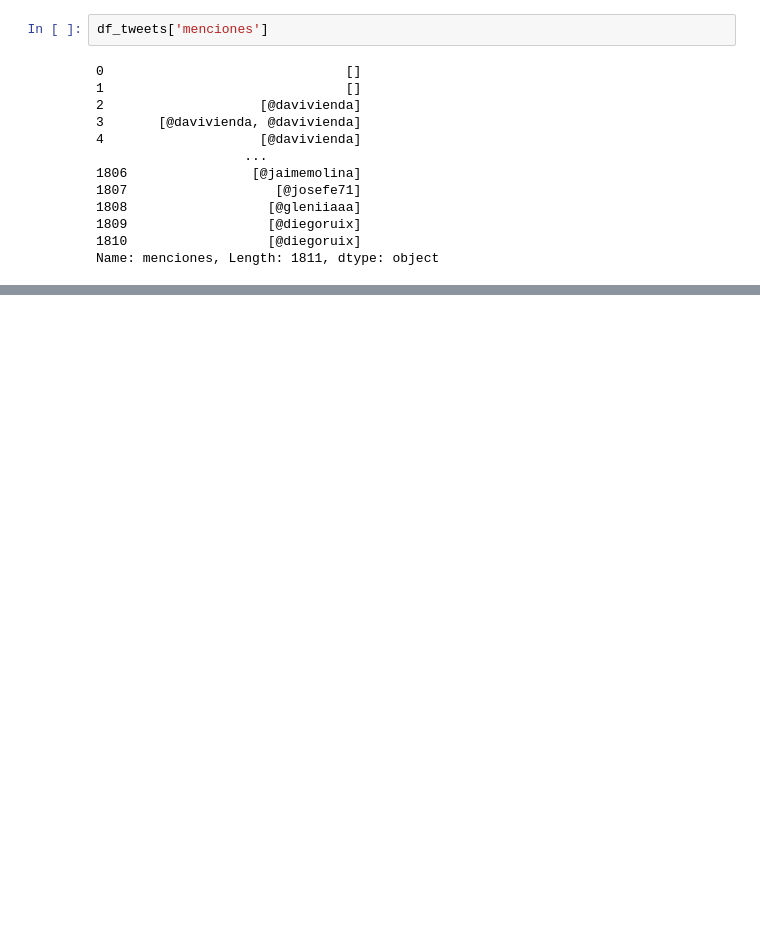
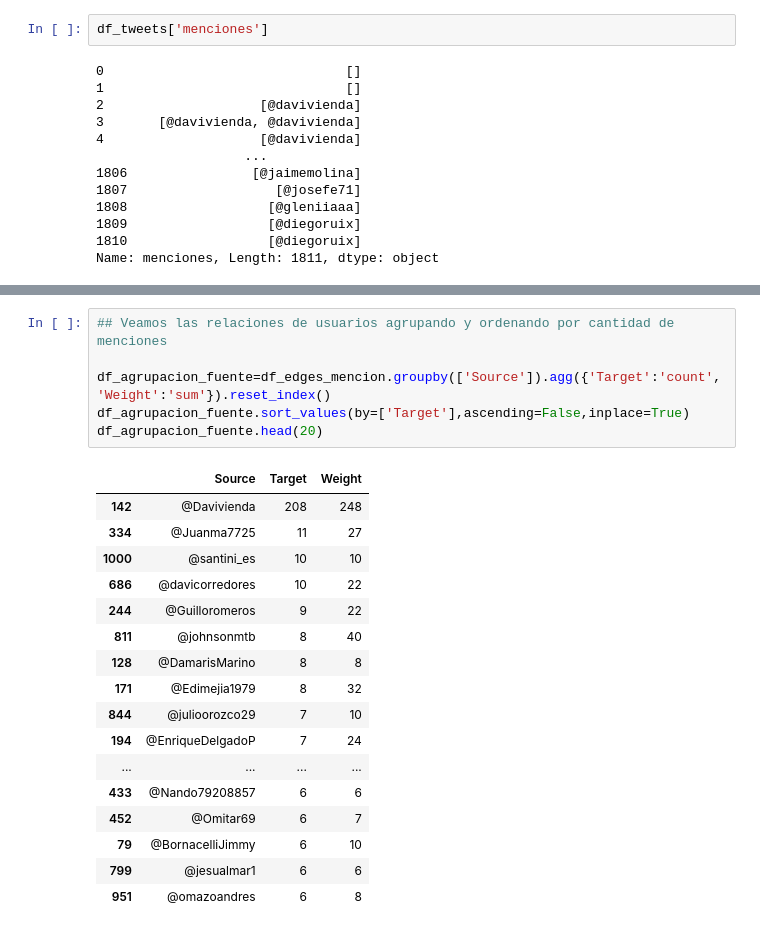
Before and after one commit to Izainea/pruebas_vivi, a Jupyter notebook: prueba_NLP_cientifico_vivi/Código/Exploración.ipynb, the cells around one changed output, grey strips where cells are left out. Drawn from its saved outputs; the diff is of its cells as text; blank space fills up the shorter version.

```diff
--- a/prueba_NLP_cientifico_vivi/Código/Exploración.ipynb
+++ b/prueba_NLP_cientifico_vivi/Código/Exploración.ipynb
@@ -240,0 +274,24 @@ df_users_menciones.to_csv("../Datos/usuarios_menciones.csv",index=False)
+# %%
+## Veamos las relaciones de usuarios agrupando y ordenando por cantidad de menciones
+
+df_agrupacion_fuente=df_edges_mencion.groupby(['Source']).agg({'Target':'count','Weight':'sum'}).reset_index()
+df_agrupacion_fuente.sort_values(by=['Target'],ascending=False,inplace=True)
+df_agrupacion_fuente.head(20)
+# %% [output]
+|  | Source | Target | Weight |
+| 142 | @Davivienda | 208 | 248 |
+| 334 | @Juanma7725 | 11 | 27 |
+| 1000 | @santini_es | 10 | 10 |
+| 686 | @davicorredores | 10 | 22 |
+| 244 | @Guilloromeros | 9 | 22 |
+| 811 | @johnsonmtb | 8 | 40 |
+| 128 | @DamarisMarino | 8 | 8 |
+| 171 | @Edimejia1979 | 8 | 32 |
+| 844 | @julioorozco29 | 7 | 10 |
+| 194 | @EnriqueDelgadoP | 7 | 24 |
+| ... | ... | ... | ... |
+| 433 | @Nando79208857 | 6 | 6 |
+| 452 | @Omitar69 | 6 | 7 |
+| 79 | @BornacelliJimmy | 6 | 10 |
+| 799 | @jesualmar1 | 6 | 6 |
+| 951 | @omazoandres | 6 | 8 |
```
Also changed, not shown: parts of 12 cells of this notebook, 4 other files.
